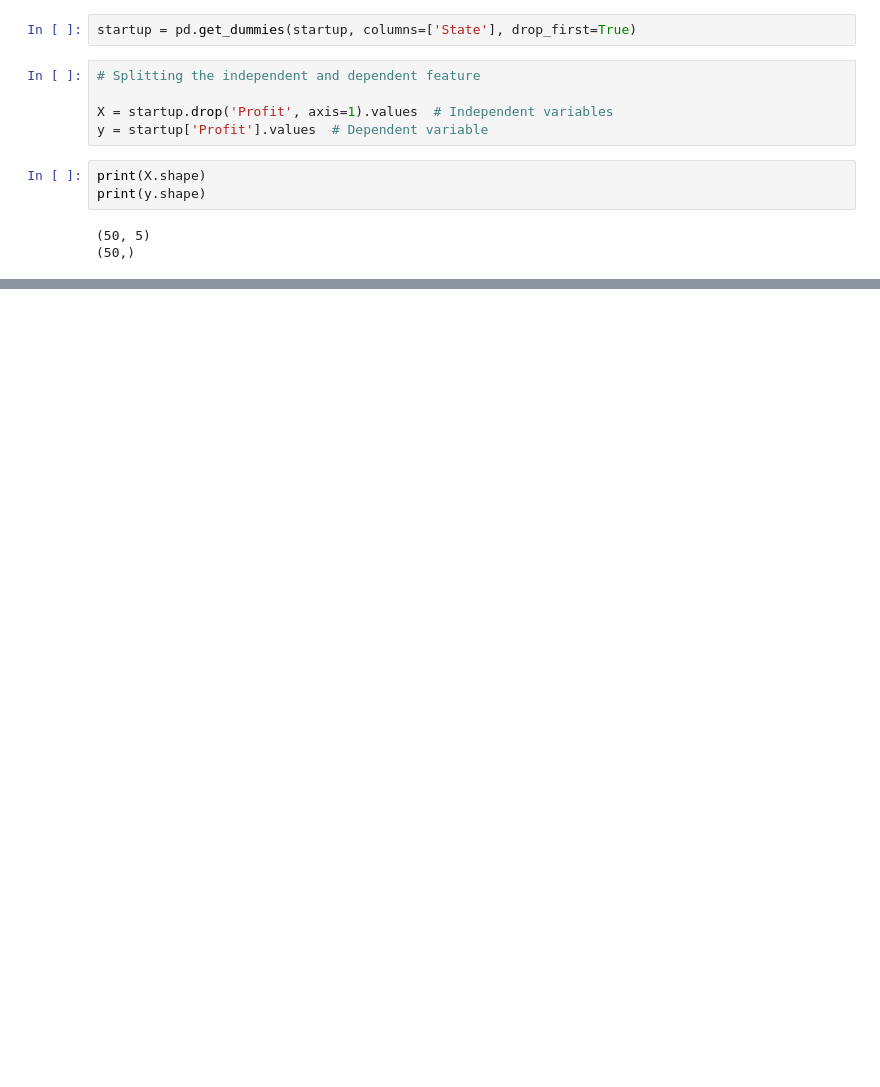
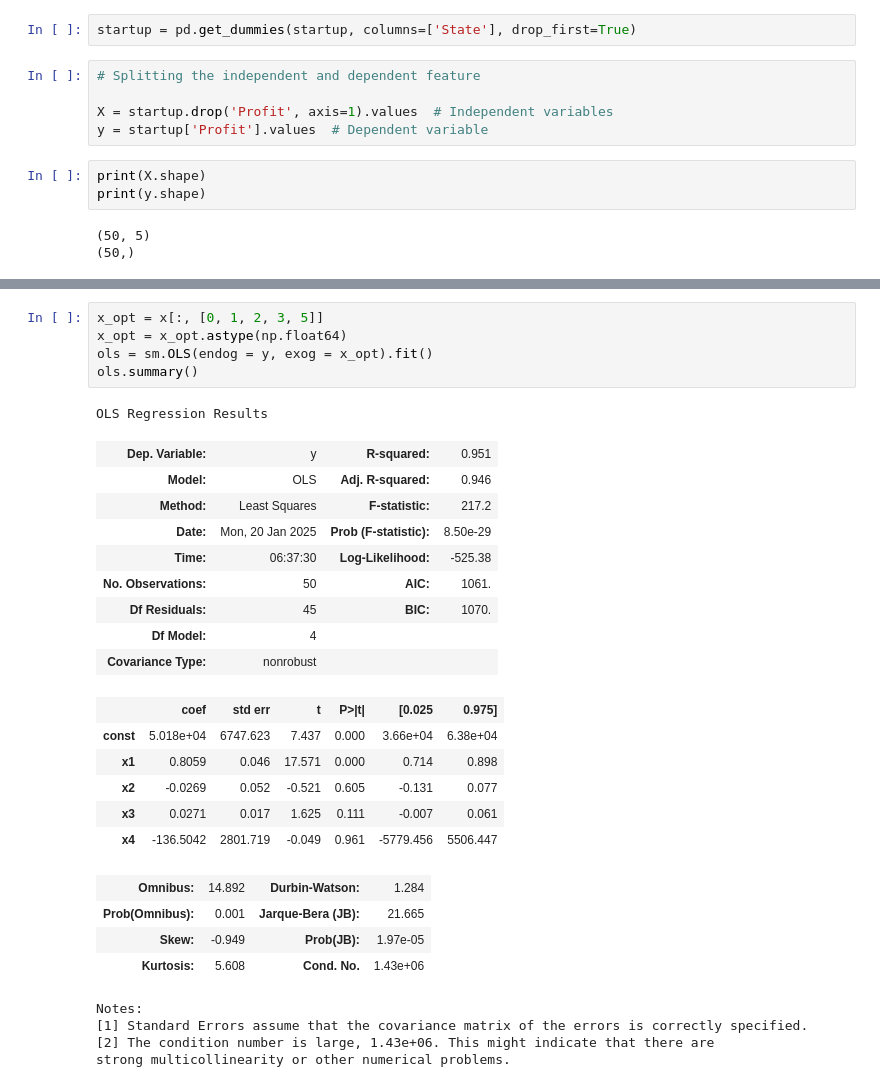
Before and after one commit to Hameedhullah/AI_ML-Course-, a Jupyter notebook: Startup_Profit_Prediction.ipynb, the cells around one changed output, grey strips where cells are left out. Saved outputs shown, nothing was run; the diff lists cells and outputs as text; blank space fills up the shorter version.

```diff
--- a/Startup_Profit_Prediction.ipynb
+++ b/Startup_Profit_Prediction.ipynb
@@ -399,0 +430,30 @@ strong multicollinearity problems or that the design matrix is singular.
+# %%
+x_opt = x[:, [0, 1, 2, 3, 5]]
+x_opt = x_opt.astype(np.float64)
+ols = sm.OLS(endog = y, exog = x_opt).fit()
+ols.summary()
+# %% [output]
+OLS Regression Results
+| Dep. Variable: | y | R-squared: | 0.951 |
+| Model: | OLS | Adj. R-squared: | 0.946 |
+| Method: | Least Squares | F-statistic: | 217.2 |
+| Date: | Mon, 20 Jan 2025 | Prob (F-statistic): | 8.50e-29 |
+| Time: | 06:37:30 | Log-Likelihood: | -525.38 |
+| No. Observations: | 50 | AIC: | 1061. |
+| Df Residuals: | 45 | BIC: | 1070. |
+| Df Model: | 4 |  |  |
+| Covariance Type: | nonrobust |  |  |
+|  | coef | std err | t | P>|t| | [0.025 | 0.975] |
+| const | 5.018e+04 | 6747.623 | 7.437 | 0.000 | 3.66e+04 | 6.38e+04 |
+| x1 | 0.8059 | 0.046 | 17.571 | 0.000 | 0.714 | 0.898 |
+| x2 | -0.0269 | 0.052 | -0.521 | 0.605 | -0.131 | 0.077 |
+| x3 | 0.0271 | 0.017 | 1.625 | 0.111 | -0.007 | 0.061 |
+| x4 | -136.5042 | 2801.719 | -0.049 | 0.961 | -5779.456 | 5506.447 |
+| Omnibus: | 14.892 | Durbin-Watson: | 1.284 |
+| Prob(Omnibus): | 0.001 | Jarque-Bera (JB): | 21.665 |
+| Skew: | -0.949 | Prob(JB): | 1.97e-05 |
+| Kurtosis: | 5.608 | Cond. No. | 1.43e+06 |
+Notes:
+[1] Standard Errors assume that the covariance matrix of the errors is correctly specified.
+[2] The condition number is large, 1.43e+06. This might indicate that there are
+strong multicollinearity or other numerical problems.
```
Also changed, not shown: parts of 26 cells of this notebook.
